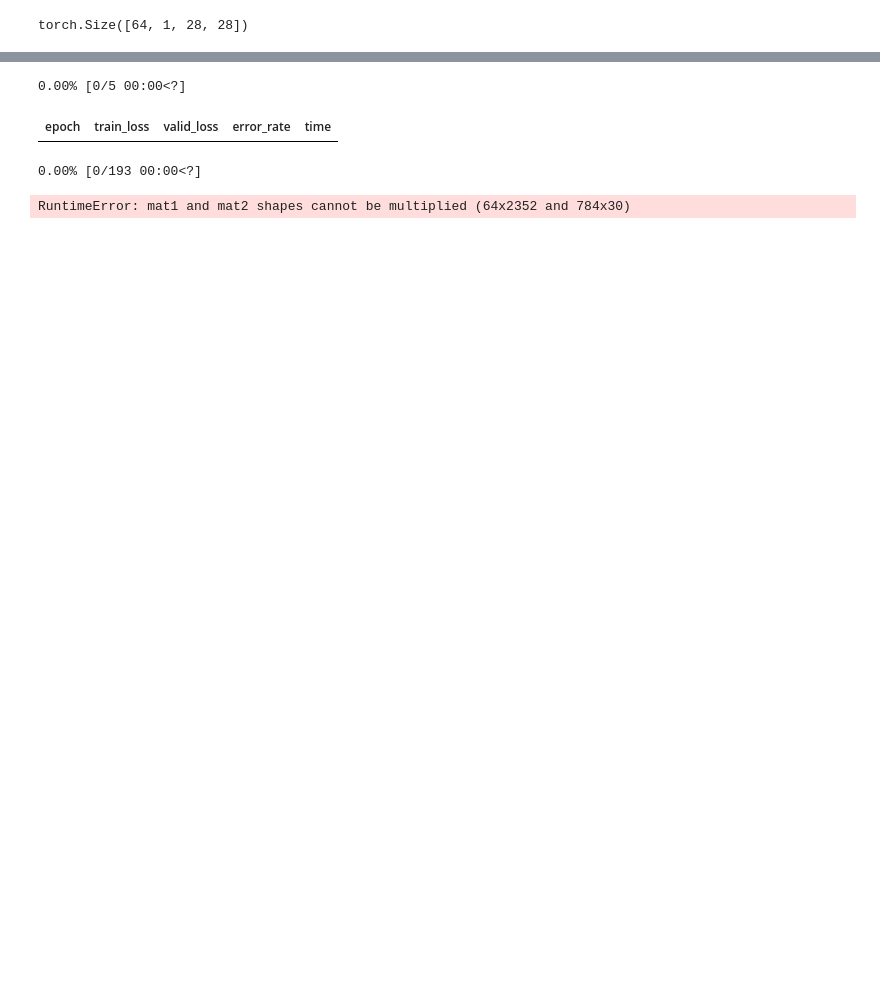
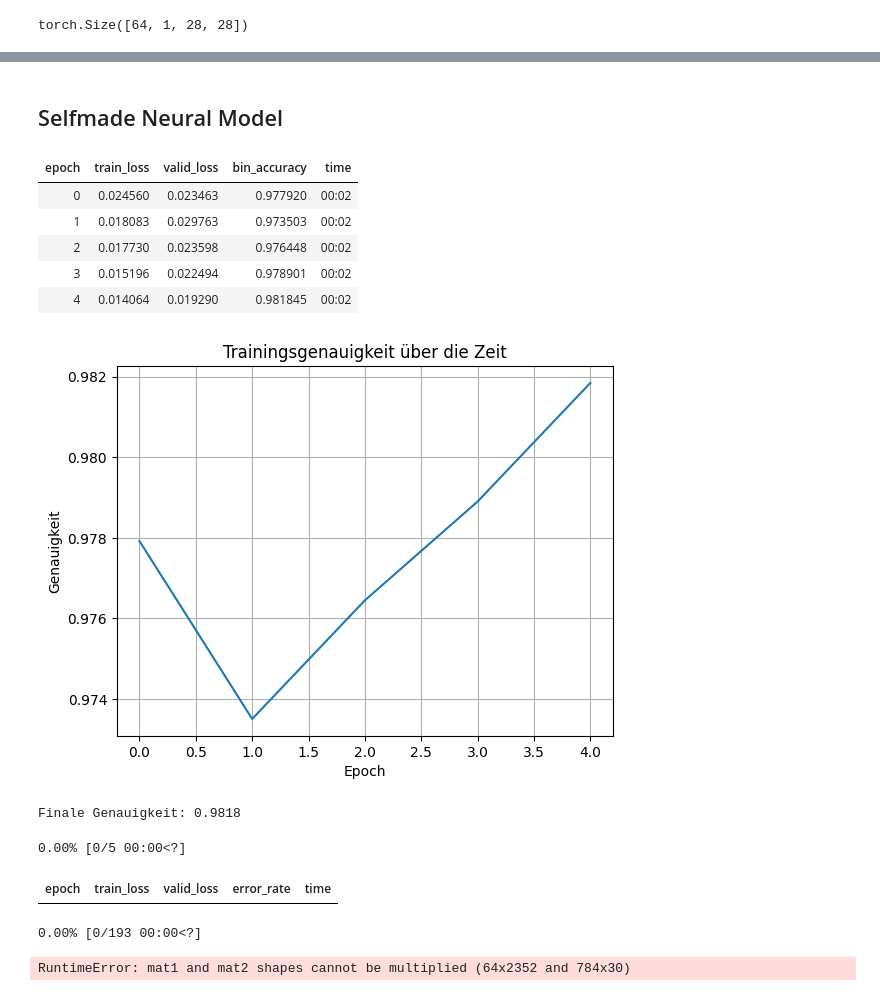
Before and after one commit to nerdvsn/DeepLearning, a Jupyter notebook: FastAI Notebooks/04-07 Chapter/04 code.ipynb, the cells around one changed output, grey strips where cells are left out. Drawn from its saved outputs; the diff is of its cells as text; code cells hidden in the pictures; blank space fills up the shorter version.

Commit message:
neural network

```diff
--- a/FastAI Notebooks/04-07 Chapter/04 code.ipynb
+++ b/FastAI Notebooks/04-07 Chapter/04 code.ipynb
@@ -52 +53,61 @@ learn.fine_tune(4)
+# %% [markdown]
+## Selfmade Neural Model
+# %%
+import torch
+import torch.nn as nn
+from fastai.vision.all import *
+
+# --- Loss: arbeite mit Logits, gleiche Formen ---
+def mnist_loss(logits, targets):
+    probs = logits.sigmoid()                       # Logits -> Wahrscheinlichkeit
+    targets = targets.view_as(probs).float()       # (bs,) -> (bs,1)
+    return torch.where(targets==1, 1-probs, probs).mean()
+
+# --- Metric: Accuracy für binär (ein Logit) ---
+def bin_accuracy(logits, targets):
+    preds = (logits.sigmoid() > 0.5).float()
+    targets = targets.view_as(preds).float()
+    return (preds == targets).float().mean()
+
+class SimpleNet(nn.Module):
+    def __init__(self):
+        super().__init__()
+        self.flatten = nn.Flatten()
+        self.layer1  = nn.LazyLinear(30)  # lernt die Eingangsfeature-Zahl automatisch (784 oder 2352)
+        self.relu    = nn.ReLU()
+        self.layer2  = nn.Linear(30, 1)   # ein Logit für binär
+    def forward(self, x):
+        x = self.flatten(x)
+        x = self.layer1(x)
+        x = self.relu(x)
+        x = self.layer2(x)
+        return x
+
+simple_net = SimpleNet()
+
+learn = Learner(
+    dls,
+    simple_net,
+    opt_func=SGD,
+    loss_func=mnist_loss,     # deine custom Loss (jetzt logits-sicher)
+    metrics=bin_accuracy      # passende binäre Accuracy
+)
+
+learn.fit(5, 0.1)
+
+# Plot & finale Accuracy
+plt.plot(L(learn.recorder.values).itemgot(2))
+plt.xlabel("Epoch"); plt.ylabel("Genauigkeit"); plt.title("Trainingsgenauigkeit über die Zeit"); plt.grid(True); plt.show()
+
+final_accuracy = learn.recorder.values[-1][2]
+print(f"Finale Genauigkeit: {final_accuracy:.4f}")
+# %% [output]
+| epoch | train_loss | valid_loss | bin_accuracy | time |
+| 0 | 0.024560 | 0.023463 | 0.977920 | 00:02 |
+| 1 | 0.018083 | 0.029763 | 0.973503 | 00:02 |
+| 2 | 0.017730 | 0.023598 | 0.976448 | 00:02 |
+| 3 | 0.015196 | 0.022494 | 0.978901 | 00:02 |
+| 4 | 0.014064 | 0.019290 | 0.981845 | 00:02 |
+[figure, added]
+Finale Genauigkeit: 0.9818
 # %%
```
Also changed, not shown: parts of 10 cells of this notebook, 5 other files.
